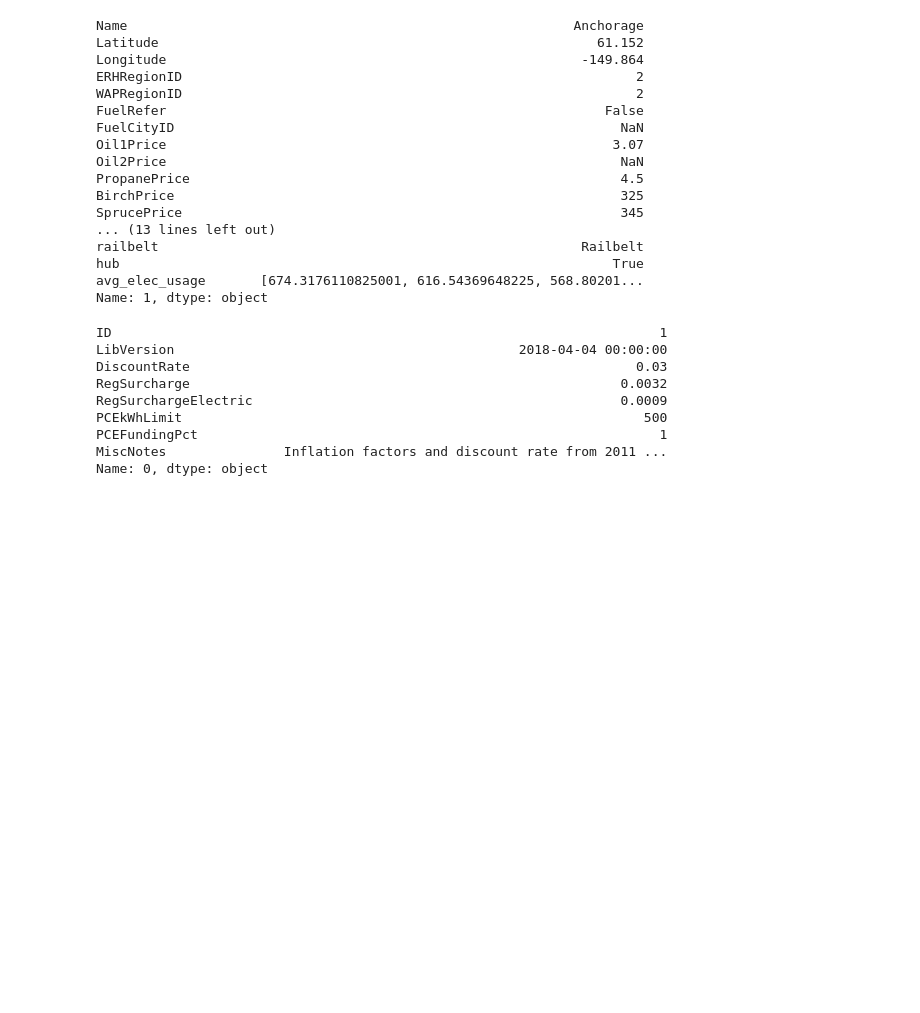
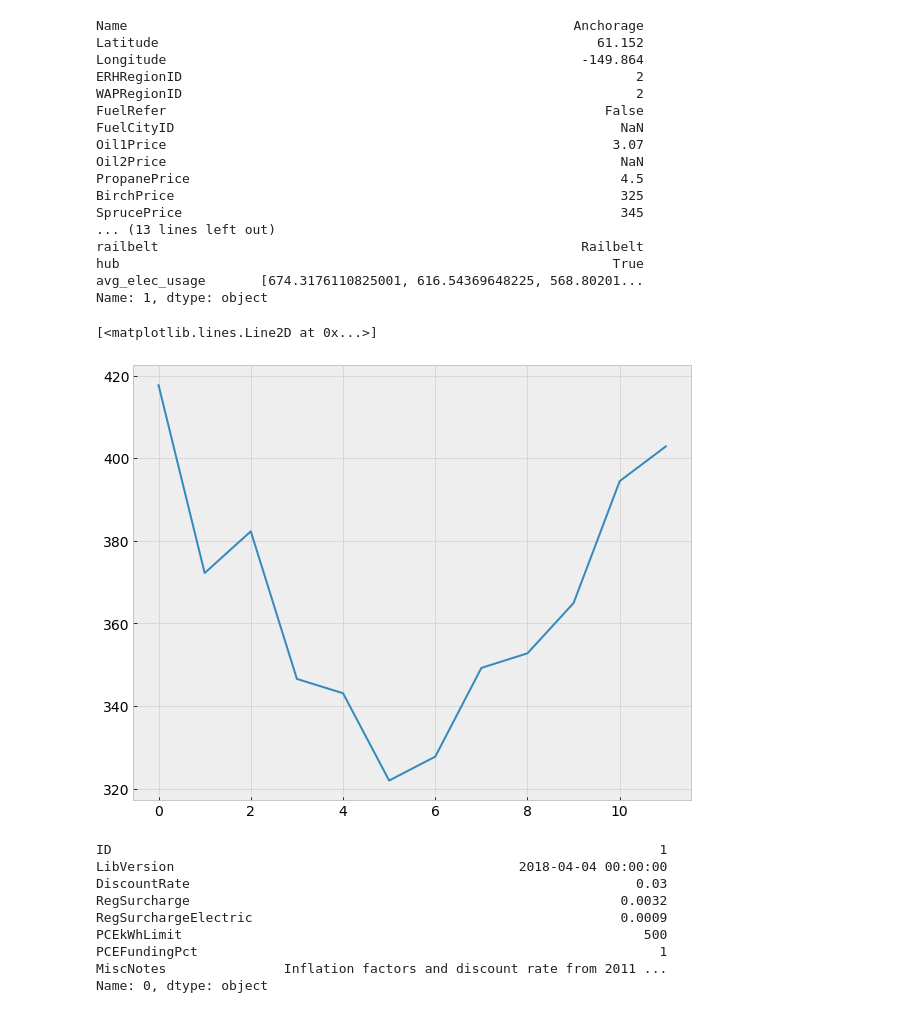
Before and after one commit to alanmitchell/heat-pump-calc, a Jupyter notebook: library_test.ipynb, the cells around one changed output. Drawn from its saved outputs; the diff is of its cells as text; code cells hidden in the pictures; blank space fills up the shorter version.

```diff
--- a/library_test.ipynb
+++ b/library_test.ipynb
@@ -48,6 +48,11 @@ railbelt                                                      Railbelt
 hub                                                               True
 avg_elec_usage       [674.3176110825001, 616.54369648225, 568.80201...
 Name: 1, dtype: object
+# %%
+plot(library.city_from_id(120).avg_elec_usage)
+# %% [output]
+[<matplotlib.lines.Line2D at 0x...>]
+[figure, added]
 # %%
 library.miscellaneous_info()
 # %% [output]
```
Also changed, not shown: parts of 5 cells of this notebook, 5 other files.
